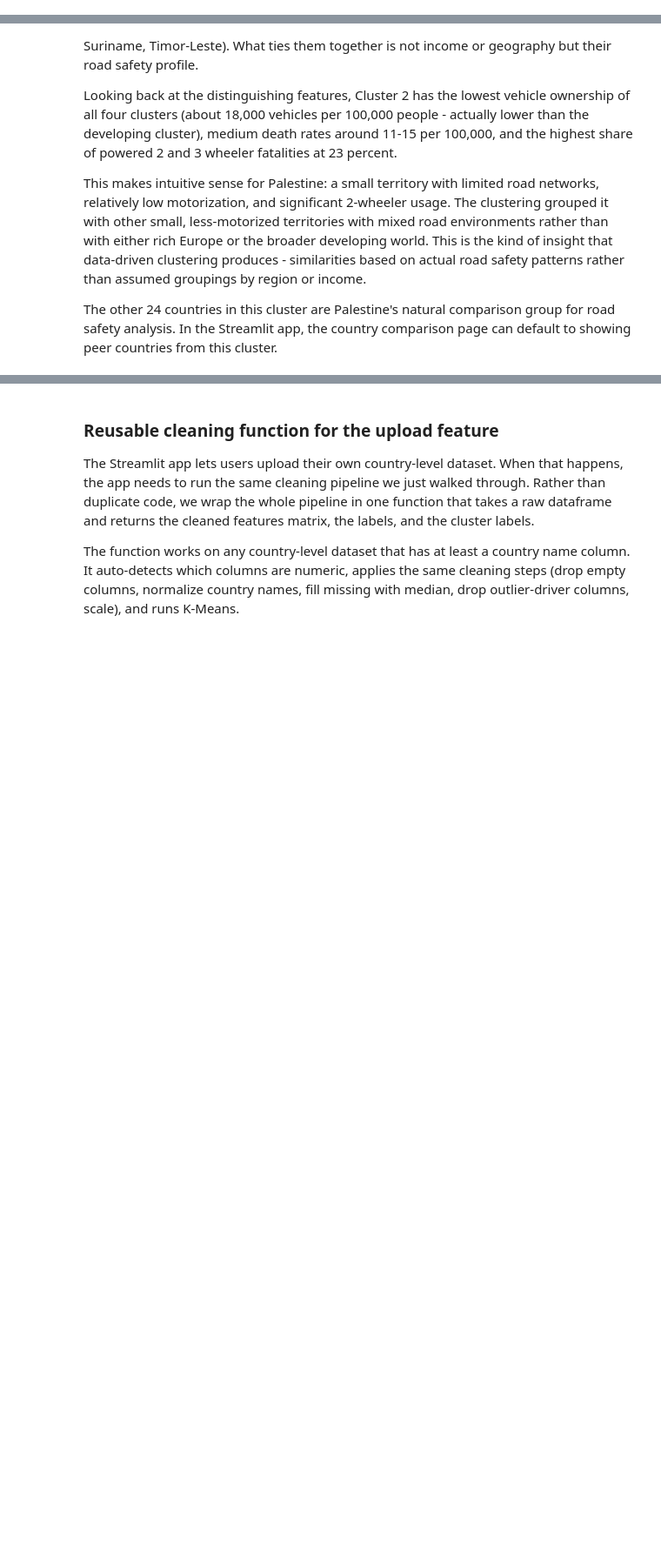
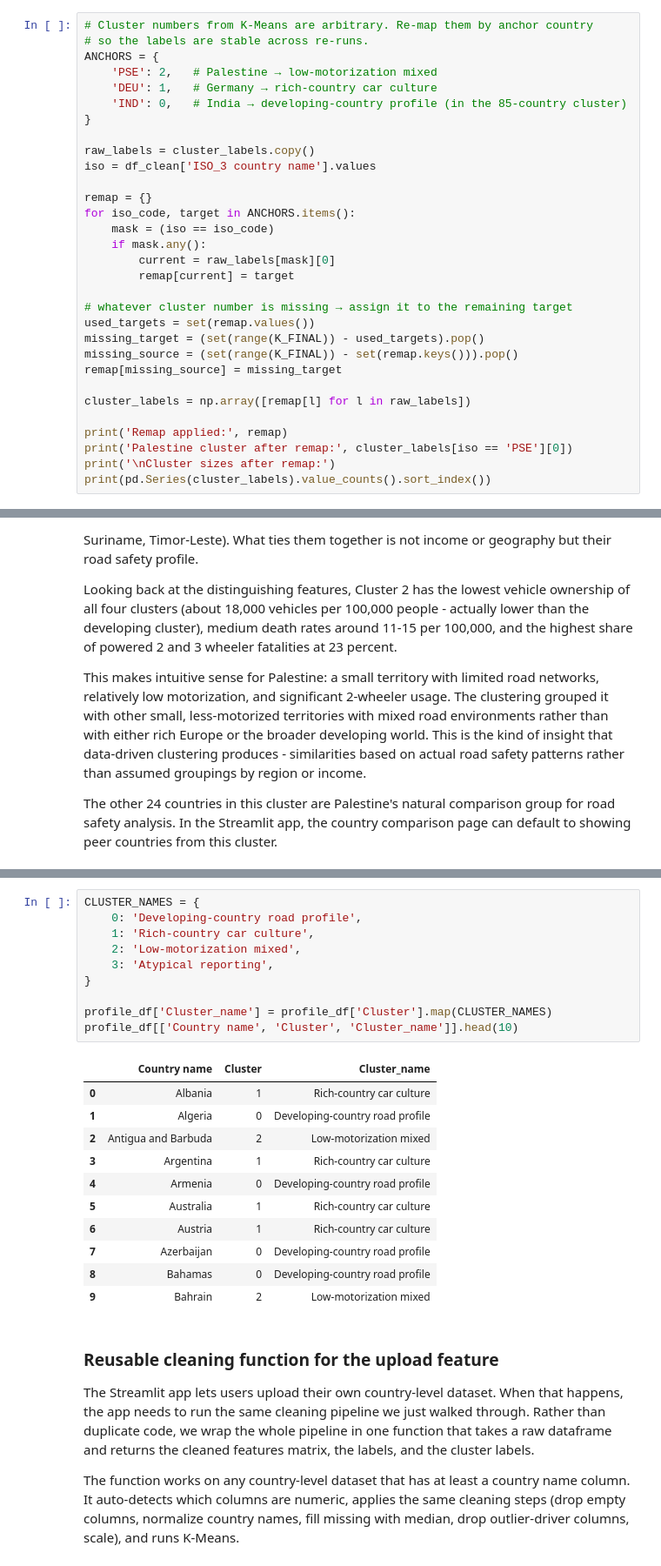
Before and after one commit to Baasmaala/road-safety-explorer, a Jupyter notebook: notebooks/01_data_cleaningclustering.ipynb, the cells around one changed output, grey strips where cells are left out. Shown at 87% size. Drawn from its saved outputs; the diff is of its cells as text; blank space fills up the shorter version.

Commit message:
fixinf save and clusters and front end features

```diff
--- a/notebooks/01_data_cleaningclustering.ipynb
+++ b/notebooks/01_data_cleaningclustering.ipynb
@@ -658,3 +659,34 @@ cluster sizes:
 2    25
 3     8
 Name: count, dtype: int64
+# %%
+# Cluster numbers from K-Means are arbitrary. Re-map them by anchor country
+# so the labels are stable across re-runs.
+ANCHORS = {
+    'PSE': 2,   # Palestine → low-motorization mixed
+    'DEU': 1,   # Germany → rich-country car culture
+    'IND': 0,   # India → developing-country profile (in the 85-country cluster)
+}
+
+raw_labels = cluster_labels.copy()
+iso = df_clean['ISO_3 country name'].values
+
+remap = {}
+for iso_code, target in ANCHORS.items():
+    mask = (iso == iso_code)
+    if mask.any():
+        current = raw_labels[mask][0]
+        remap[current] = target
+
+# whatever cluster number is missing → assign it to the remaining target
+used_targets = set(remap.values())
+missing_target = (set(range(K_FINAL)) - used_targets).pop()
+missing_source = (set(range(K_FINAL)) - set(remap.keys())).pop()
+remap[missing_source] = missing_target
+
+cluster_labels = np.array([remap[l] for l in raw_labels])
+
+print('Remap applied:', remap)
+print('Palestine cluster after remap:', cluster_labels[iso == 'PSE'][0])
+print('\nCluster sizes after remap:')
+print(pd.Series(cluster_labels).value_counts().sort_index())
@@ -830,3 +876,25 @@ The other 24 countries in this cluster are Palestine's natural comparison group
+# %%
+CLUSTER_NAMES = {
+    0: 'Developing-country road profile',
+    1: 'Rich-country car culture',
+    2: 'Low-motorization mixed',
+    3: 'Atypical reporting',
+}
+
+profile_df['Cluster_name'] = profile_df['Cluster'].map(CLUSTER_NAMES)
+profile_df[['Country name', 'Cluster', 'Cluster_name']].head(10)
+# %% [output]
+|  | Country name | Cluster | Cluster_name |
+| 0 | Albania | 1 | Rich-country car culture |
+| 1 | Algeria | 0 | Developing-country road profile |
+| 2 | Antigua and Barbuda | 2 | Low-motorization mixed |
+| 3 | Argentina | 1 | Rich-country car culture |
+| 4 | Armenia | 0 | Developing-country road profile |
+| 5 | Australia | 1 | Rich-country car culture |
+| 6 | Austria | 1 | Rich-country car culture |
+| 7 | Azerbaijan | 0 | Developing-country road profile |
+| 8 | Bahamas | 0 | Developing-country road profile |
+| 9 | Bahrain | 2 | Low-motorization mixed |
 # %% [markdown]
 ### Reusable cleaning function for the upload feature
 
```
Also changed, not shown: parts of 11 cells of this notebook.
